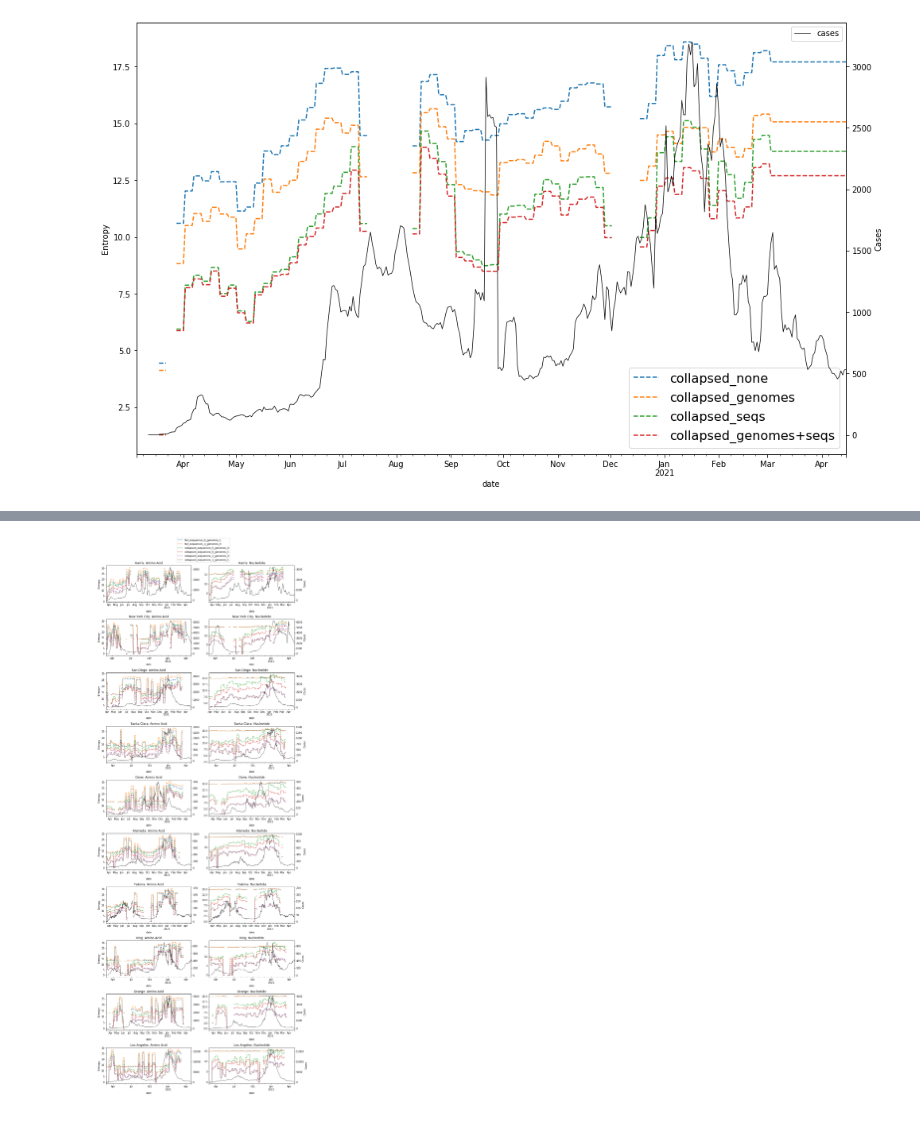
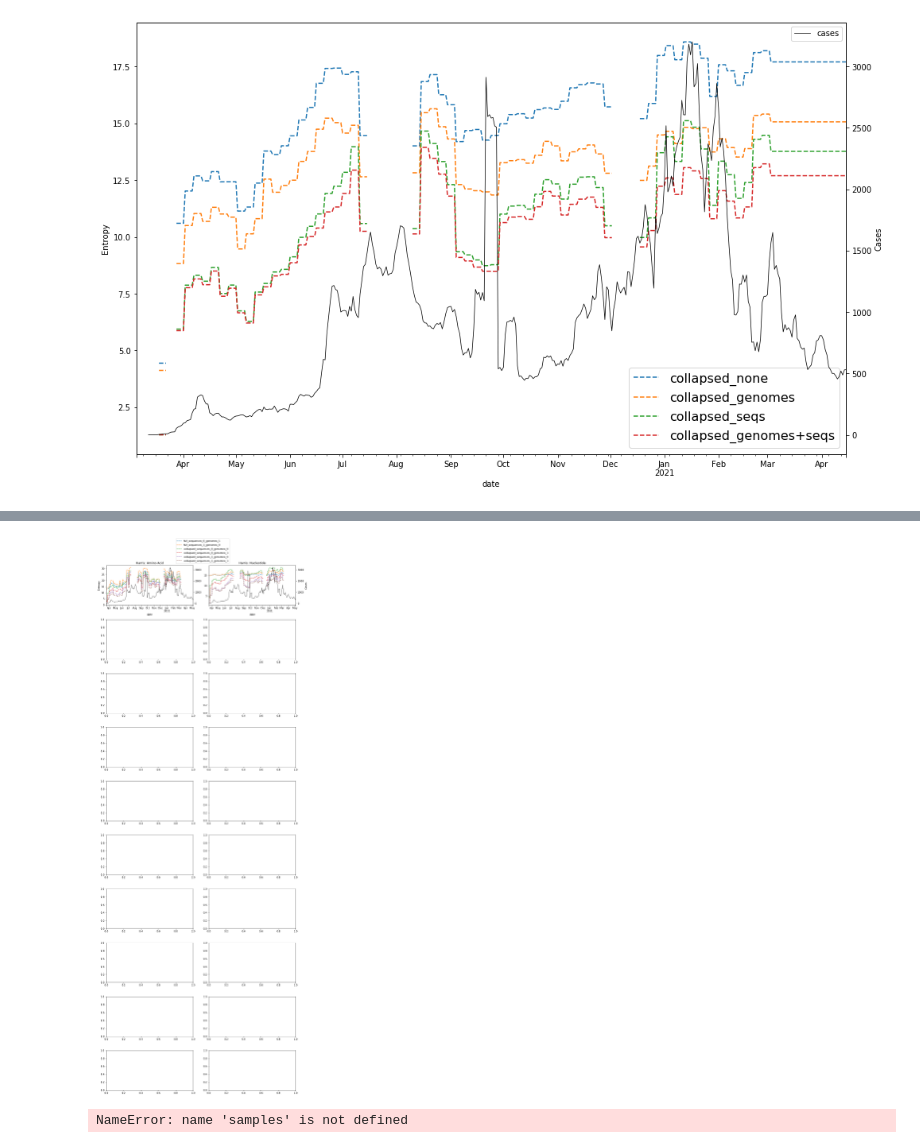
Before and after one commit to itsyosef/bionetworks, a Jupyter notebook: covid/notebooks/EntropyViz.ipynb, the cells around one changed output, grey strips where cells are left out. Cells and saved outputs as stored; diff of their text form; code cells hidden in the pictures.

```diff
--- a/covid/notebooks/EntropyViz.ipynb
+++ b/covid/notebooks/EntropyViz.ipynb
@@ -185,33 +154,37 @@ for state, location, data_loc in locations:
     handles_labels = []
     for ax_ix, cur_ax in enumerate([ax1,ax2]):
         if ax_ix == 0:
             columns = [c for c in uncert.columns if "aa" in c]
         else:
             columns = [c for c in uncert.columns if not "aa" in c]
 
 #         print(columns)
         twinx = cur_ax.twinx()
 
         uncert[columns].plot(ax=cur_ax, linestyle="--")
         uncert_cases.plot(ax=twinx, color="k", linewidth=0.75)
 
         if ax_ix == 0:
             cur_ax.set_ylabel("Entropy")
         else:
             twinx.set_ylabel("Cases")
             handles_labels.append(cur_ax.get_legend_handles_labels())
 
 #         cur_ax.legend(fontsize=9)
 
         twinx.get_legend().remove()
         cur_ax.get_legend().remove()
         cur_ax.set_title(f"{location}: {'Amino Acid' if ax_ix == 0 else 'Nucleotide'}")
 
     ix += 1
-#     break
+    break
 # uncert
 fig.legend(handles_labels[0][0], handles_labels[0][1], bbox_to_anchor=(0.63, 1.04))
 plt.tight_layout()
-plt.savefig("all_locations_entropy_and_cases_curves.png", dpi=100, bbox_inches="tight")
+# plt.savefig("output/all_locations_entropy_and_cases_curves.png", dpi=100, bbox_inches="tight")
 # %% [output]
-[figure, old version]
+[figure, new version]
+# %%
+samples
+# %% [output]
+NameError: name 'samples' is not defined
```
Also changed, not shown: parts of 15 cells of this notebook, 6 other files.
